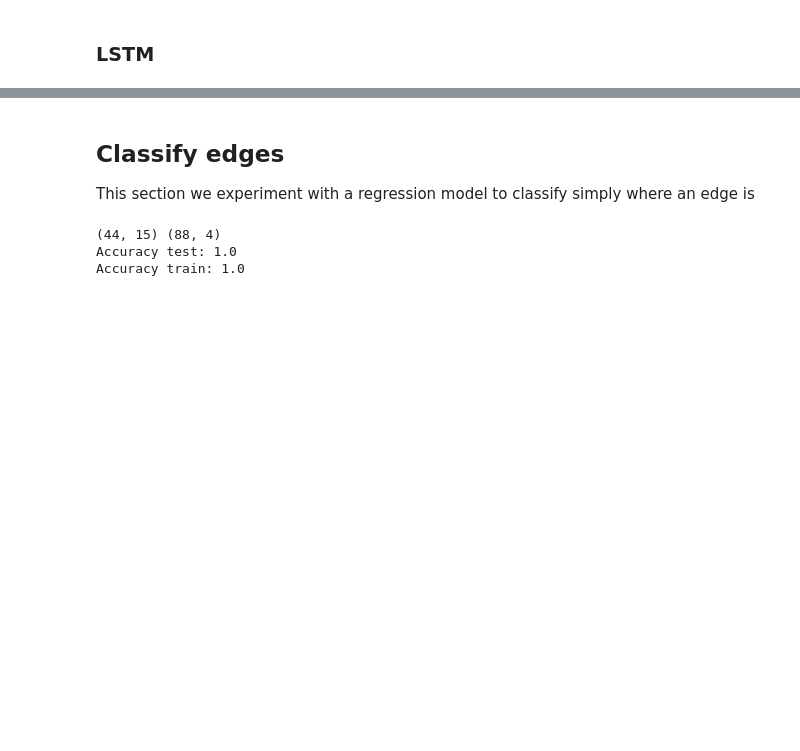
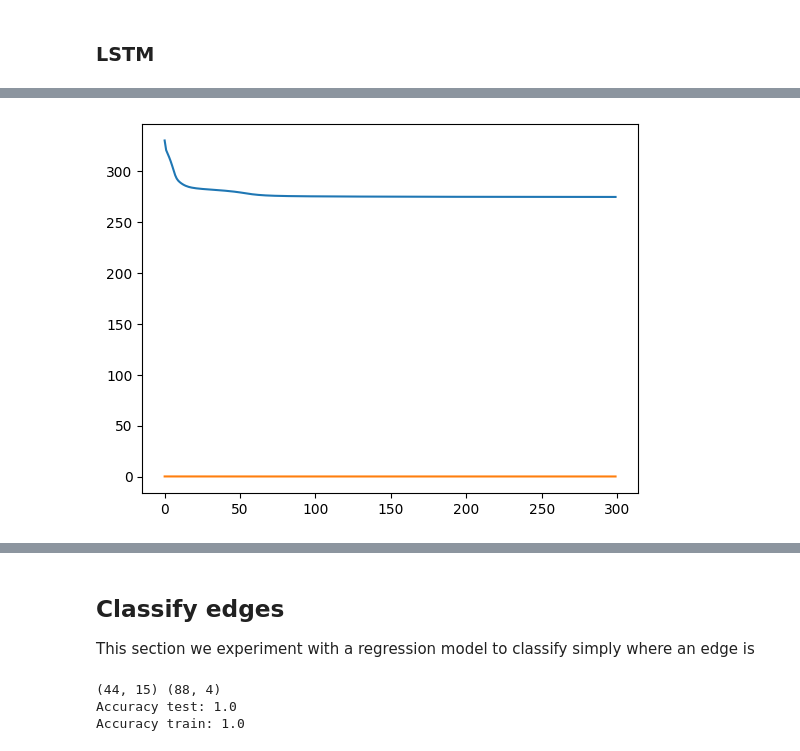
Before and after one commit to shepai/TactileSensor, a Jupyter notebook: Code/Data collection/robot/New_feet/classifier.ipynb, the cells around one changed output, grey strips where cells are left out. Saved outputs shown, nothing was run; the diff lists cells and outputs as text; code cells hidden in the pictures; blank space fills up the shorter version.

```diff
--- a/Code/Data collection/robot/New_feet/classifier.ipynb
+++ b/Code/Data collection/robot/New_feet/classifier.ipynb
@@ -479,0 +526,33 @@ OutOfMemoryError: CUDA out of memory. Tried to allocate 14.40 GiB (GPU 0; 16.00
+# %%
+
+
+rd=getReductionMatrix("standing.csv")
+
+X=np.concatenate([concrete_X,carpet_x,wood_X])-rd
+X[X<0]=0
+y1=np.zeros((len(concrete_X),3))
+y1[:,0]=1
+y2=np.zeros((len(carpet_x),3))
+y2[:,1]=1
+y3=np.zeros((len(wood_X),3))
+y3[:,2]=1
+y=np.concatenate([y1,y2,y3])
+
+X,y=gen_temporal_data_2(X,y,10)
+
+X=(X-np.mean(X))/(np.std(X))
+
+# Split the dataset into training and testing sets
+X_train, X_test, y_train, y_test = train_test_split(X, y, test_size=0.2, random_state=42)
+
+X_train=torch.tensor(X_train,dtype=torch.float32).to(device)
+y_train=torch.tensor(y_train,dtype=torch.float32).to(device)
+X_test=torch.tensor(X_test,dtype=torch.float32).to(device)
+y_test=torch.tensor(y_test,dtype=torch.float32).to(device)
+
+lossTrain,lossTest,model=train(X_train,y_train,X_test,y_test,num_epochs = 300,learning_rate = 0.01)
+
+plt.plot(lossTrain)
+plt.plot(lossTest)
+plt.show()
+# %% [output]
@@ -480,3 +576,4 @@ OutOfMemoryError: CUDA out of memory. Tried to allocate 14.40 GiB (GPU 0; 16.00
+[figure, added]
 # %%
 preds=model(X_test)
 ind=torch.argmax(preds,axis=1).cpu().detach().numpy()
```
Also changed, not shown: parts of 13 cells of this notebook.
